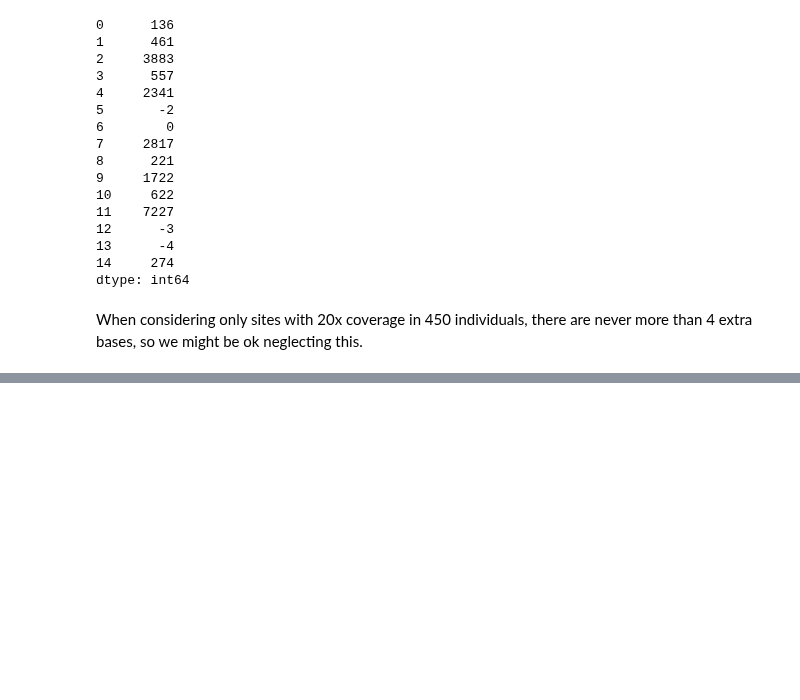
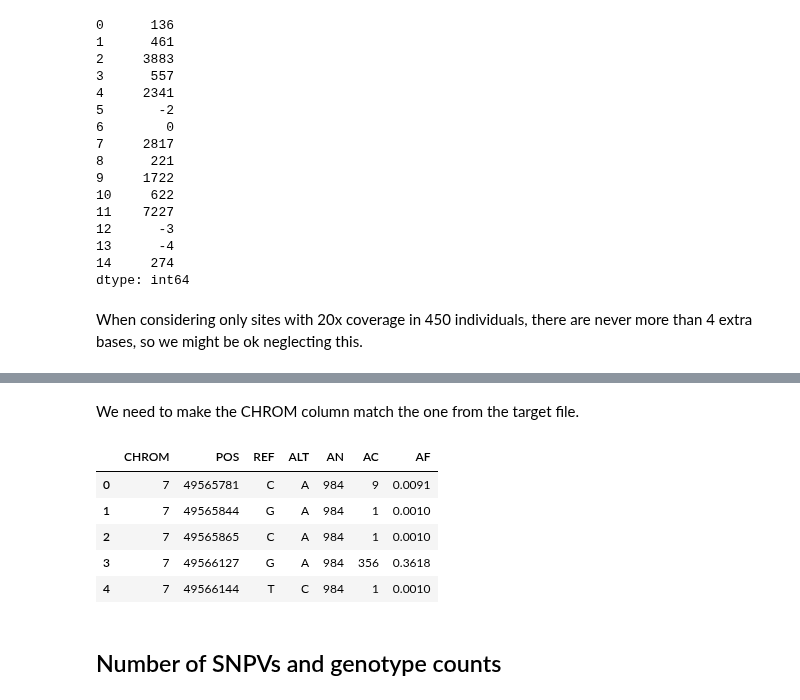
Before and after one commit to dp-rice/multiplemergers, a Jupyter notebook: notebooks/Gazave_Etal_initial_analysis.ipynb, the cells around one changed output, grey strips where cells are left out. Drawn from its saved outputs; the diff is of its cells as text; code cells hidden in the pictures; blank space fills up the shorter version.

```diff
--- a/notebooks/Gazave_Etal_initial_analysis.ipynb
+++ b/notebooks/Gazave_Etal_initial_analysis.ipynb
@@ -251,0 +263,14 @@ SNVs:
+# %% [markdown]
+We need to make the CHROM column match the one from the target file.
+# %%
+snvs.CHROM = snvs.CHROM.apply(lambda s: int(s[3:]))
+snvs.head()
+# %% [output]
+|  | CHROM | POS | REF | ALT | AN | AC | AF |
+| 0 | 7 | 49565781 | C | A | 984 | 9 | 0.0091 |
+| 1 | 7 | 49565844 | G | A | 984 | 1 | 0.0010 |
+| 2 | 7 | 49565865 | C | A | 984 | 1 | 0.0010 |
+| 3 | 7 | 49566127 | G | A | 984 | 356 | 0.3618 |
+| 4 | 7 | 49566144 | T | C | 984 | 1 | 0.0010 |
+# %% [markdown]
+## Number of SNPVs and genotype counts
```
Also changed, not shown: parts of 34 cells of this notebook.
